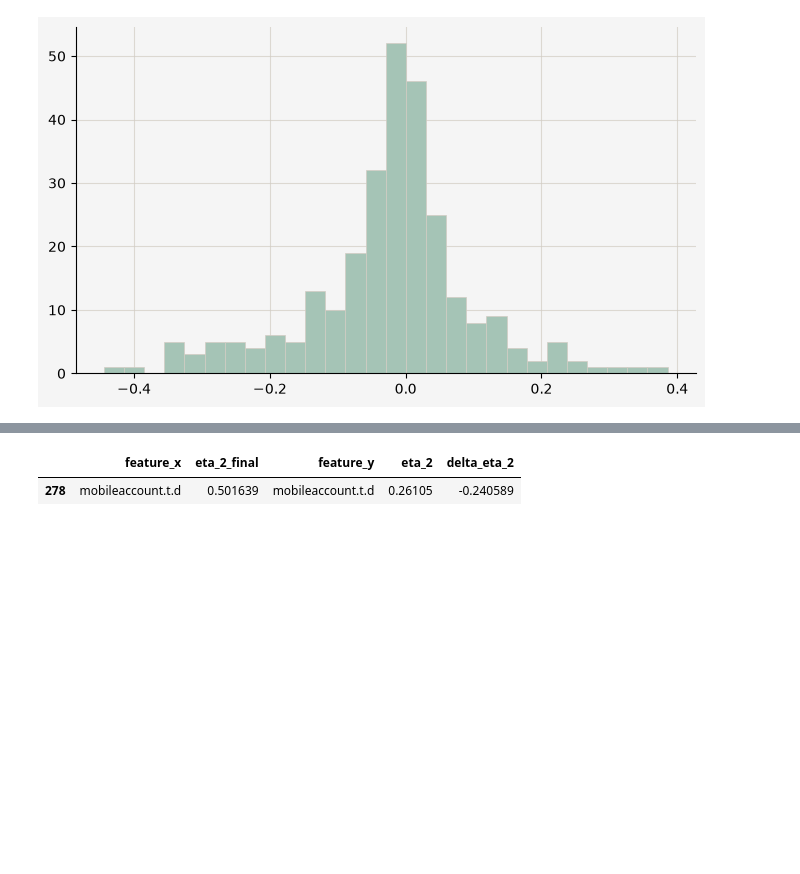
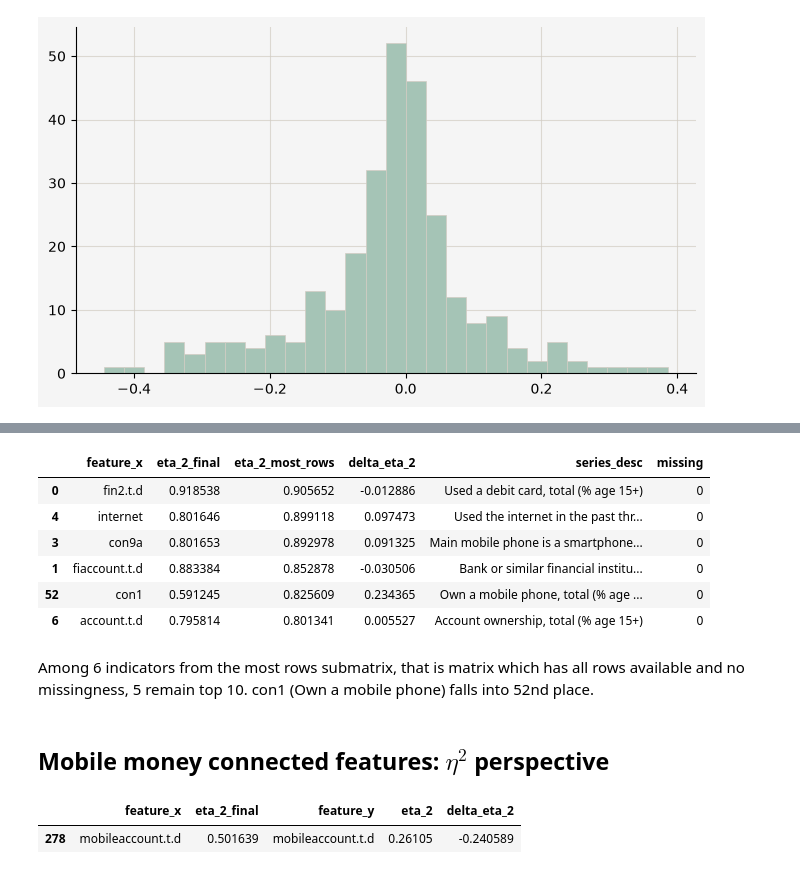
Before and after one commit to reebme/financial-attitudes-clustering, a Jupyter notebook: Notebooks/04_Clustering_Analysis.ipynb, the cells around one changed output, grey strips where cells are left out. Drawn from its saved outputs; the diff is of its cells as text; code cells hidden in the pictures; blank space fills up the shorter version.

```diff
--- a/Notebooks/04_Clustering_Analysis.ipynb
+++ b/Notebooks/04_Clustering_Analysis.ipynb
@@ -359,3 +420,17 @@ feature_etas.sort_values(by='eta_2_final', ascending=False)[:20]
+# %%
+feature_etas_temp[feature_etas_temp["missing"] == 0].sort_values(by="eta_2_most_rows", ascending=False)
+# %% [output]
+|  | feature_x | eta_2_final | eta_2_most_rows | delta_eta_2 | series_desc | missing |
+| 0 | fin2.t.d | 0.918538 | 0.905652 | -0.012886 | Used a debit card, total (% age 15+) | 0 |
+| 4 | internet | 0.801646 | 0.899118 | 0.097473 | Used the internet in the past thr... | 0 |
+| 3 | con9a | 0.801653 | 0.892978 | 0.091325 | Main mobile phone is a smartphone... | 0 |
+| 1 | fiaccount.t.d | 0.883384 | 0.852878 | -0.030506 | Bank or similar financial institu... | 0 |
+| 52 | con1 | 0.591245 | 0.825609 | 0.234365 | Own a mobile phone, total (% age ... | 0 |
+| 6 | account.t.d | 0.795814 | 0.801341 | 0.005527 | Account ownership, total (% age 15+) | 0 |
+# %% [markdown]
+Among 6 indicators from the most rows submatrix, that is matrix which has all rows available and no missingness, 5 remain top 10. con1 (Own a mobile phone) falls into 52nd place.
+# %% [markdown]
+## Mobile money connected features: $\eta^2$ perspective
 # %%
 feature = 'mobileaccount.t.d'
 feature_etas[feature_etas['feature_x'] == feature]
```
Also changed, not shown: parts of 19 cells of this notebook, 3 other files.
